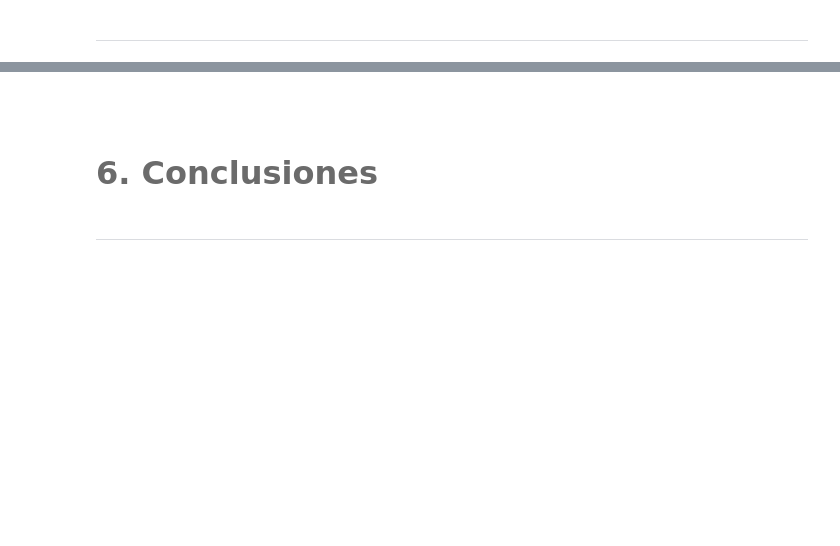
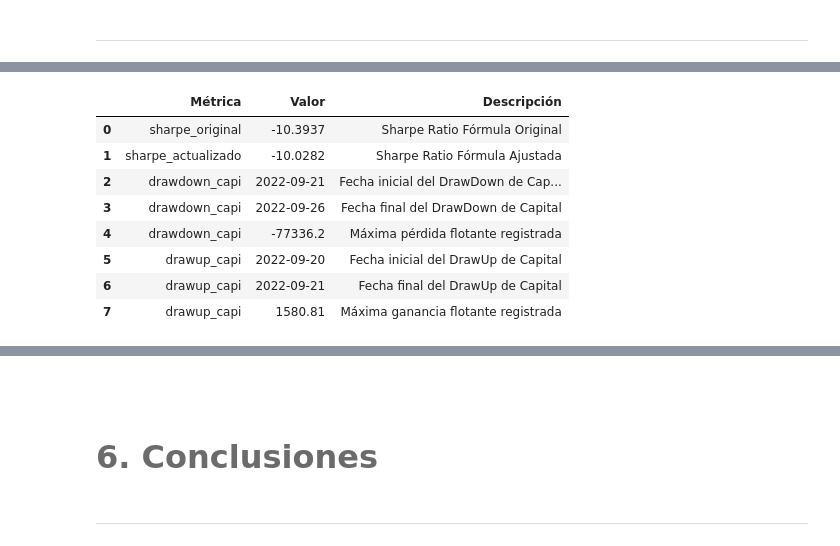
Before and after one commit to cardenasramosr/MyST_LAB_3, a Jupyter notebook: notebook.ipynb, the cells around one changed output, grey strips where cells are left out. Cells and saved outputs as stored; diff of their text form; code cells hidden in the pictures; blank space fills up the shorter version.

```diff
--- a/notebook.ipynb
+++ b/notebook.ipynb
@@ -235,0 +263,3 @@ dic_estadisticas_ba_leonardo["df_2_ranking"]
+# %%
+evolucionCapital_emilio, mad_emilio = main.metricas_atribucion_desempeño(datos_emilio)
+evolucionCapital_emilio
@@ -235,0 +274,12 @@ dic_estadisticas_ba_leonardo["df_2_ranking"]
+# %%
+mad_emilio
+# %% [output]
+|  | Métrica | Valor | Descripción |
+| 0 | sharpe_original | -10.3937 | Sharpe Ratio Fórmula Original |
+| 1 | sharpe_actualizado | -10.0282 | Sharpe Ratio Fórmula Ajustada |
+| 2 | drawdown_capi | 2022-09-21 | Fecha inicial del DrawDown de Cap... |
+| 3 | drawdown_capi | 2022-09-26 | Fecha final del DrawDown de Capital |
+| 4 | drawdown_capi | -77336.2 | Máxima pérdida flotante registrada |
+| 5 | drawup_capi | 2022-09-20 | Fecha inicial del DrawUp de Capital |
+| 6 | drawup_capi | 2022-09-21 | Fecha final del DrawUp de Capital |
+| 7 | drawup_capi | 1580.81 | Máxima ganancia flotante registrada |
```
Also changed, not shown: parts of 12 cells of this notebook, 2 other files.
